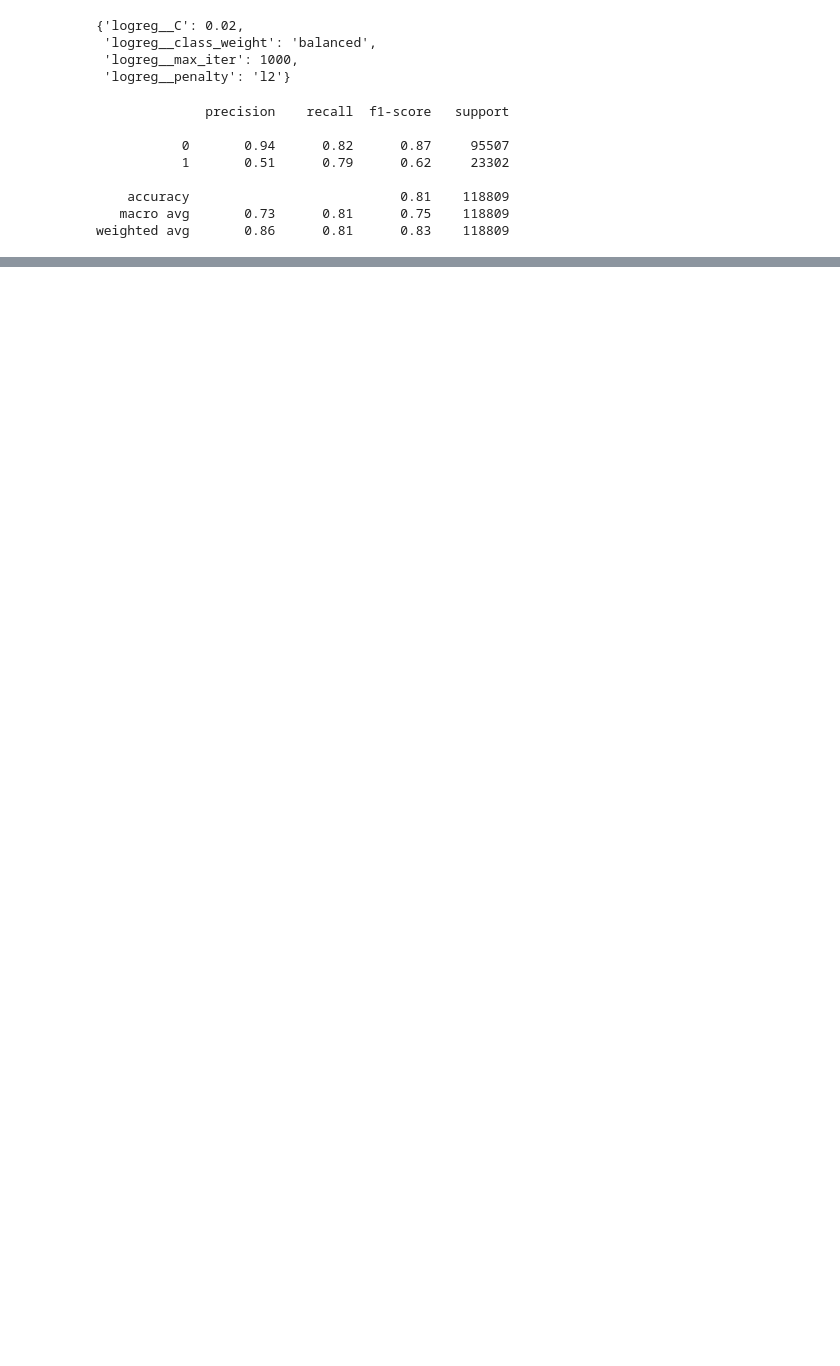
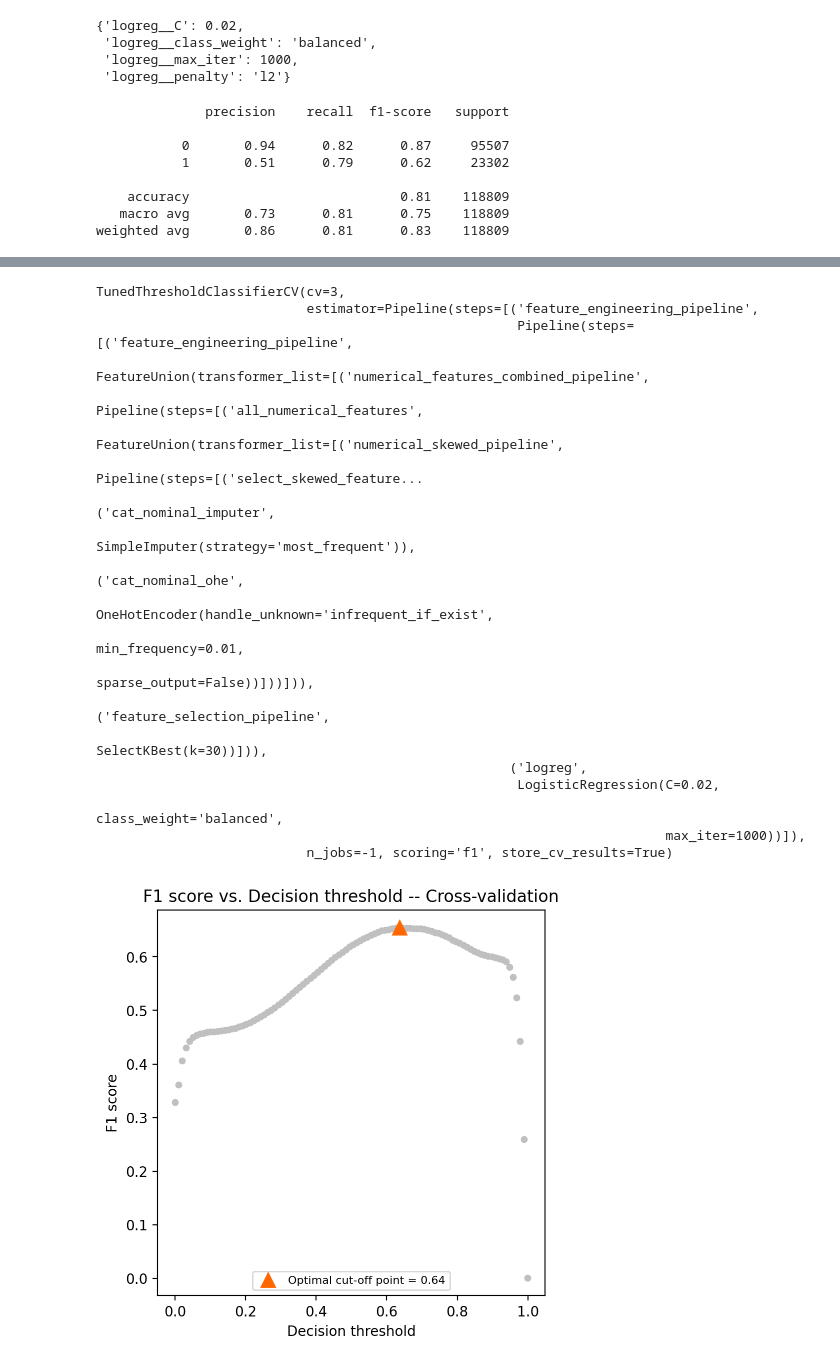
Before and after one commit to gvsreekar/credit_risk_model, a Jupyter notebook: model_building.ipynb, the cells around one changed output, grey strips where cells are left out. Saved outputs shown, nothing was run; the diff lists cells and outputs as text; code cells hidden in the pictures; blank space fills up the shorter version.

```diff
--- a/model_building.ipynb
+++ b/model_building.ipynb
@@ -375,0 +388,36 @@ weighted avg       0.86      0.81      0.83    118809
+# %%
+from sklearn.model_selection import TunedThresholdClassifierCV
+
+def find_best_threshold(model,x_train,x_test,y_train,y_test,scoring='f1'):
+    model = TunedThresholdClassifierCV(estimator=model,scoring=scoring,cv=3,n_jobs=-1,store_cv_results=True)
+    model.fit(x_train,y_train)
+    y_pred = model.predict(x_test)
+    print(classification_report(y_test,y_pred))
+    print(f'Best threshold is {round(model.best_threshold_,2)} with {scoring} score {round(model.best_score_,2)}')
+
+    # Plotting a graph to locate the threshold with the highest score
+    fig, ax = plt.subplots(figsize=(5, 5))
+    ax.plot(
+        model.cv_results_["thresholds"],
+        model.cv_results_["scores"],
+        marker="o",
+        linewidth=1e-3,
+        markersize=4,
+        color="#c0c0c0",
+    )
+    ax.plot(
+        model.best_threshold_,
+        model.best_score_,
+        "^",
+        markersize=10,
+        color="#ff6700",
+        label=f"Optimal cut-off point = {model.best_threshold_:.2f}",
+    )
+    ax.legend(fontsize=8, loc="lower center")
+    ax.set_xlabel("Decision threshold", fontsize=10)
+    ax.set_ylabel("F1 score", fontsize=10)
+    ax.set_title("F1 score vs. Decision threshold -- Cross-validation", fontsize=12)
+    return model
+# %%
+find_best_threshold(LR_best_model,x_train_NO,x_test,y_train_transformed_no,y_test_transformed,scoring='f1')
+# %% [output]
@@ -375,0 +434,21 @@ weighted avg       0.86      0.81      0.83    118809
+TunedThresholdClassifierCV(cv=3,
+                           estimator=Pipeline(steps=[('feature_engineering_pipeline',
+                                                      Pipeline(steps=[('feature_engineering_pipeline',
+                                                                       FeatureUnion(transformer_list=[('numerical_features_combined_pipeline',
+                                                                                                       Pipeline(steps=[('all_numerical_features',
+                                                                                                                        FeatureUnion(transformer_list=[('numerical_skewed_pipeline',
+                                                                                                                                                        Pipeline(steps=[('select_skewed_feature...
+                                                                                                                       ('cat_nominal_imputer',
+                                                                                                                        SimpleImputer(strategy='most_frequent')),
+                                                                                                                       ('cat_nominal_ohe',
+                                                                                                                        OneHotEncoder(handle_unknown='infrequent_if_exist',
+                                                                                                                                      min_frequency=0.01,
+                                                                                                                                      sparse_output=False))]))])),
+                                                                      ('feature_selection_pipeline',
+                                                                       SelectKBest(k=30))])),
+                                                     ('logreg',
+                                                      LogisticRegression(C=0.02,
+                                                                         class_weight='balanced',
+                                                                         max_iter=1000))]),
+                           n_jobs=-1, scoring='f1', store_cv_results=True)
+[figure, added]
```
Also changed, not shown: parts of 4 cells of this notebook.
